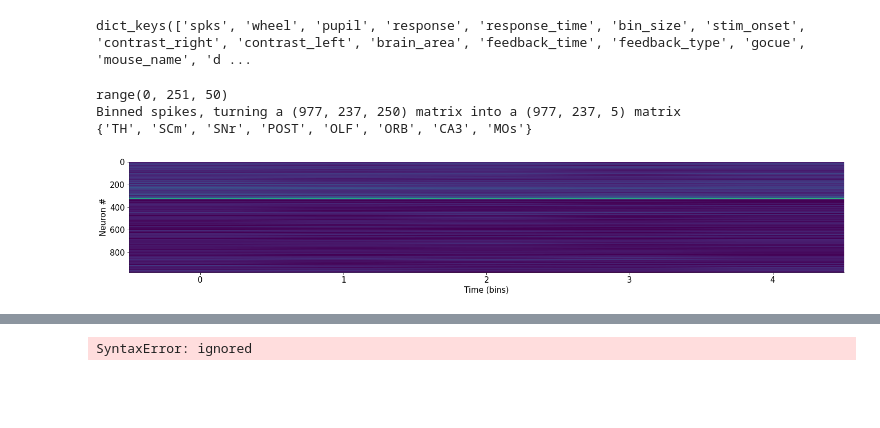
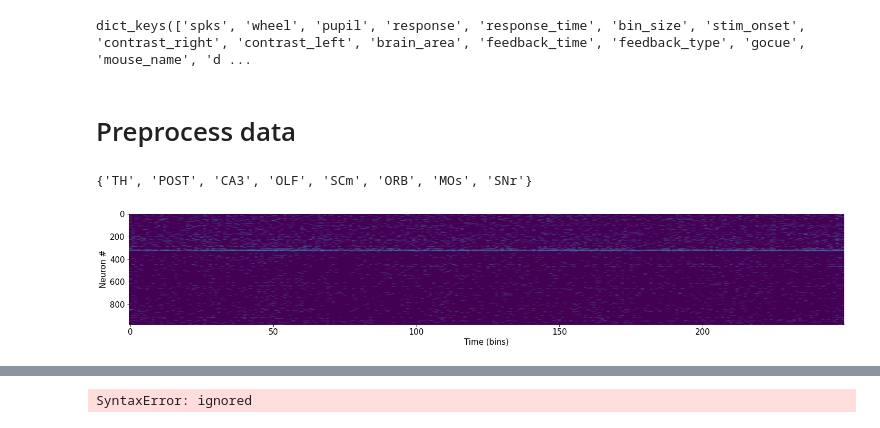
Before and after one commit to cindyhfls/NMA_DL_2021_project, a Jupyter notebook: project_group_OkapisJohnV2_1RAB.ipynb, the cells around one changed output, grey strips where cells are left out. Cells and saved outputs as stored; diff of their text form; code cells hidden in the pictures; blank space fills up the shorter version.

```diff
--- a/project_group_OkapisJohnV2_1RAB.ipynb
+++ b/project_group_OkapisJohnV2_1RAB.ipynb
@@ -167,15 +162,14 @@ s31=SteinmetzSession(alldat[30])
+# %% [markdown]
+# Preprocess data
 # %%
-### bin the data
-s31.binData(50)
+s31=SteinmetzSession(alldat[30])
 ## plot a trial
 s31.plotTrial(42)
 ### print areas
 s31.get_areas()
 # %% [output]
-range(0, 251, 50)
-Binned spikes, turning a (977, 237, 250) matrix into a (977, 237, 5) matrix
-{'TH', 'SCm', 'SNr', 'POST', 'OLF', 'ORB', 'CA3', 'MOs'}
+{'TH', 'POST', 'CA3', 'OLF', 'SCm', 'ORB', 'MOs', 'SNr'}
-[figure, old version]
+[figure, new version]
 # %%
 ###remove all neurons not in motor cortex
 s31.extractROI('MOs')
```
Also changed, not shown: parts of 13 cells of this notebook.
